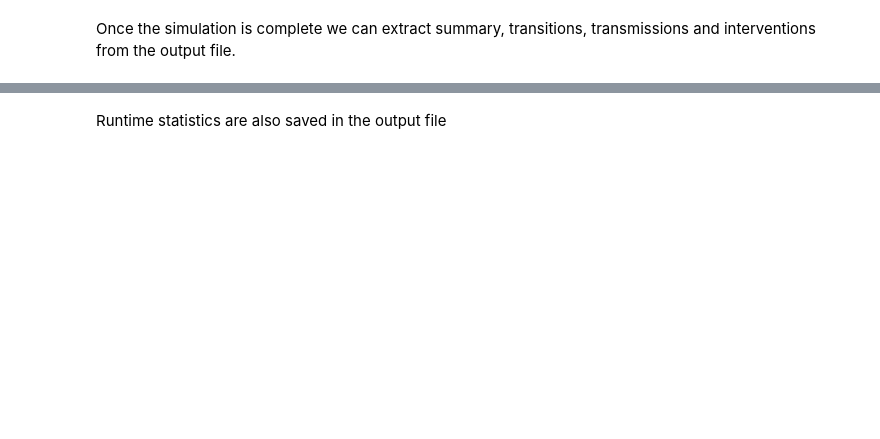
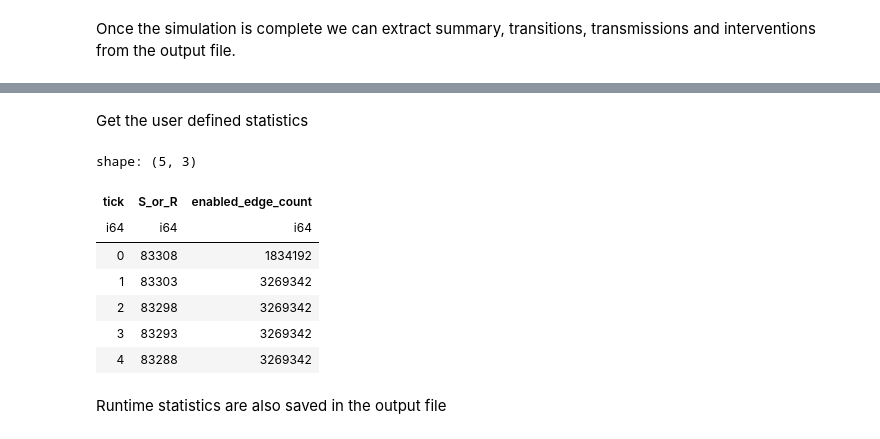
Before and after one commit to NSSAC/escape-abm, a Jupyter notebook: examples/run-example1.ipynb, the cells around one changed output, grey strips where cells are left out. Drawn from its saved outputs; the diff is of its cells as text; code cells hidden in the pictures; blank space fills up the shorter version.

Commit message:
Add support for user defined statistics

```diff
--- a/examples/run-example1.ipynb
+++ b/examples/run-example1.ipynb
@@ -227,3 +227,17 @@ shape: (5, 3)
+# %% [markdown]
+Get the user defined statistics
+# %%
+statistics = simulator.extract_statistics(output_file)
+statistics.head()
+# %% [output]
+shape: (5, 3)
+| tick | S_or_R | enabled_edge_count |
+| i64 | i64 | i64 |
+| 0 | 83308 | 1834192 |
+| 1 | 83303 | 3269342 |
+| 2 | 83298 | 3269342 |
+| 3 | 83293 | 3269342 |
+| 4 | 83288 | 3269342 |
 # %% [markdown]
 Runtime statistics are also saved in the output file
 # %%
```
Also changed, not shown: parts of 10 cells of this notebook, 8 other files.
